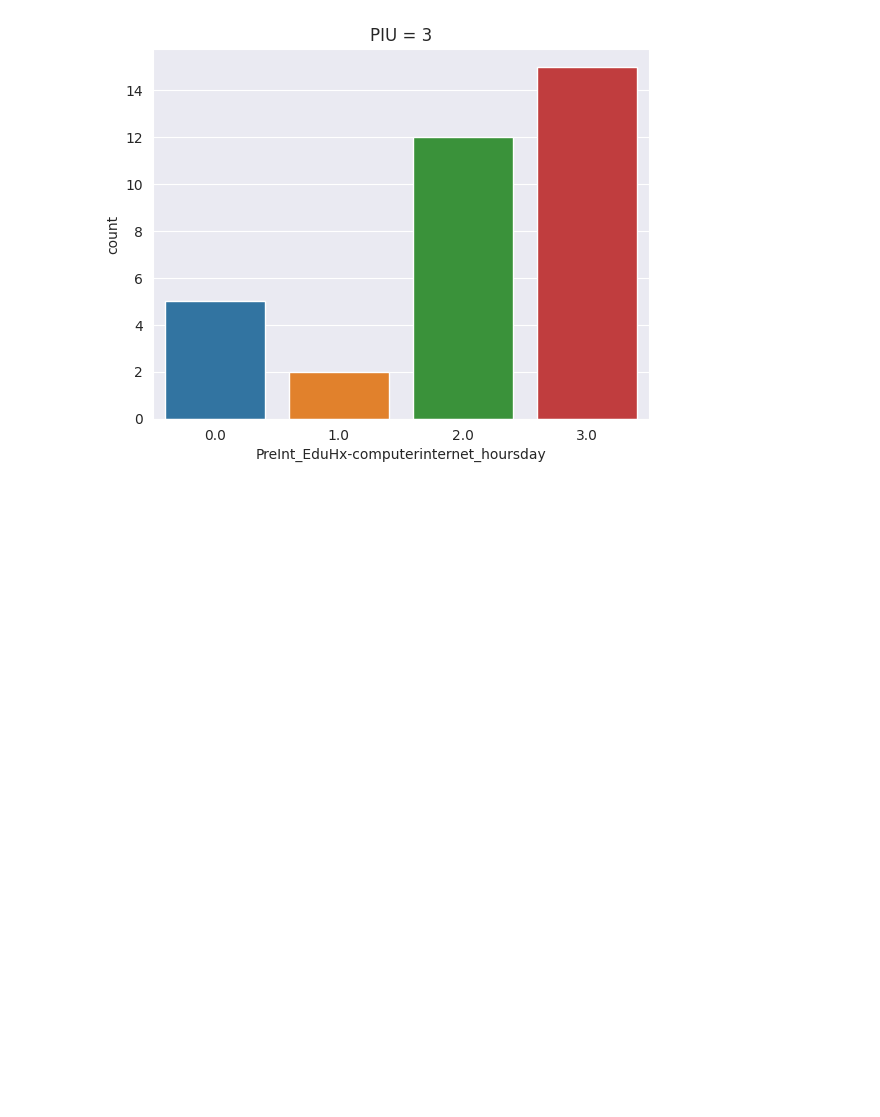
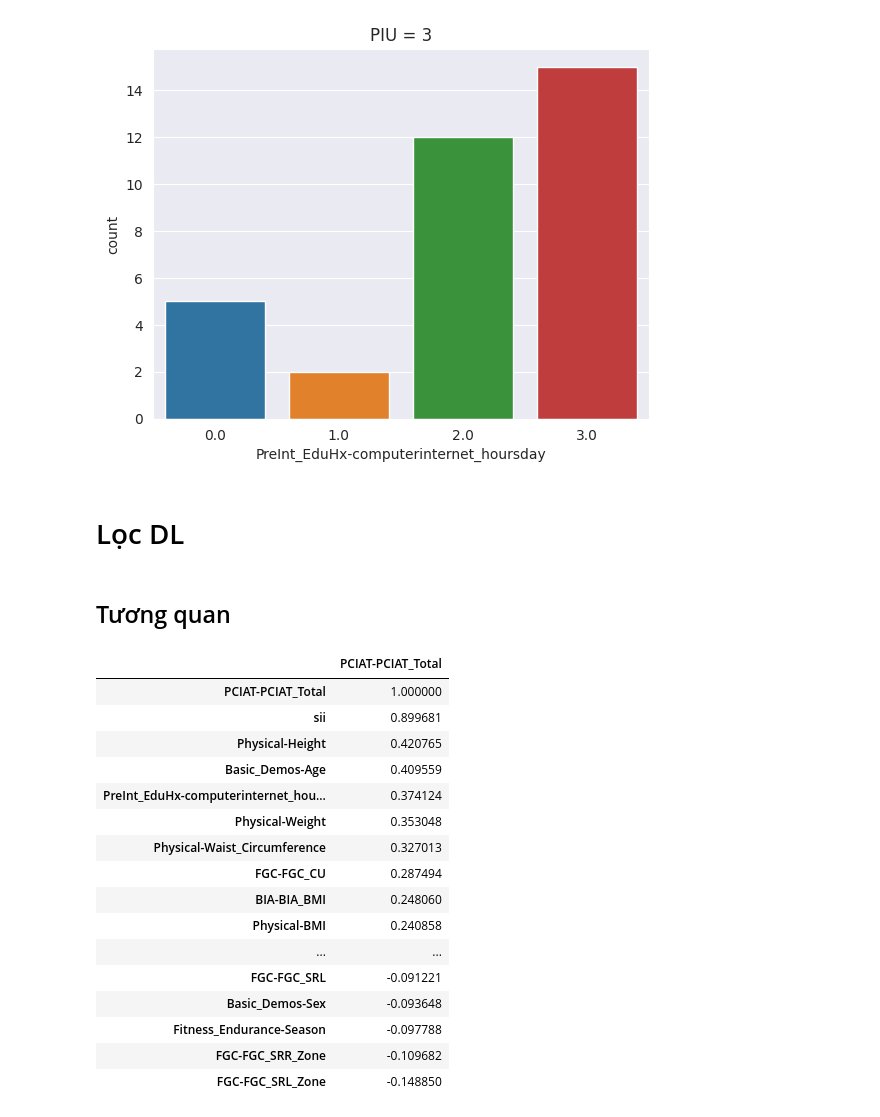
Before and after one commit to huytu0702/ML_Team-8, a Jupyter notebook: BTLML.ipynb, the cells around one changed output. Drawn from its saved outputs; the diff is of its cells as text; code cells hidden in the pictures; blank space fills up the shorter version.

```diff
--- a/BTLML.ipynb
+++ b/BTLML.ipynb
@@ -314,0 +390,25 @@ train = df_train.dropna(subset='sii')
+# %% [markdown]
+# Lọc DL
+# %% [markdown]
+## Tương quan
+# %%
+corr = pd.DataFrame(df_train.corr()['PCIAT-PCIAT_Total'].sort_values(ascending = False))
+corr.style.background_gradient(cmap='YlOrRd')
+# %% [output]
+|  | PCIAT-PCIAT_Total |
+| PCIAT-PCIAT_Total | 1.000000 |
+| sii | 0.899681 |
+| Physical-Height | 0.420765 |
+| Basic_Demos-Age | 0.409559 |
+| PreInt_EduHx-computerinternet_hou... | 0.374124 |
+| Physical-Weight | 0.353048 |
+| Physical-Waist_Circumference | 0.327013 |
+| FGC-FGC_CU | 0.287494 |
+| BIA-BIA_BMI | 0.248060 |
+| Physical-BMI | 0.240858 |
+| ... | ... |
+| FGC-FGC_SRL | -0.091221 |
+| Basic_Demos-Sex | -0.093648 |
+| Fitness_Endurance-Season | -0.097788 |
+| FGC-FGC_SRR_Zone | -0.109682 |
+| FGC-FGC_SRL_Zone | -0.148850 |
```
Also changed, not shown: parts of 19 cells of this notebook.
